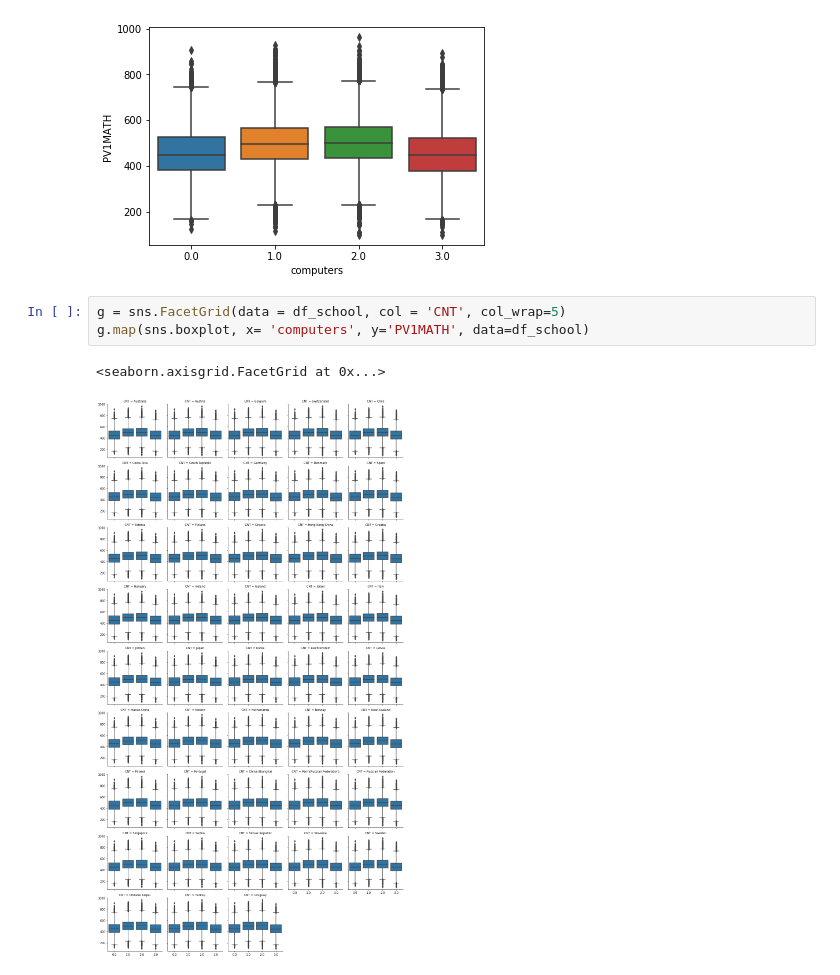
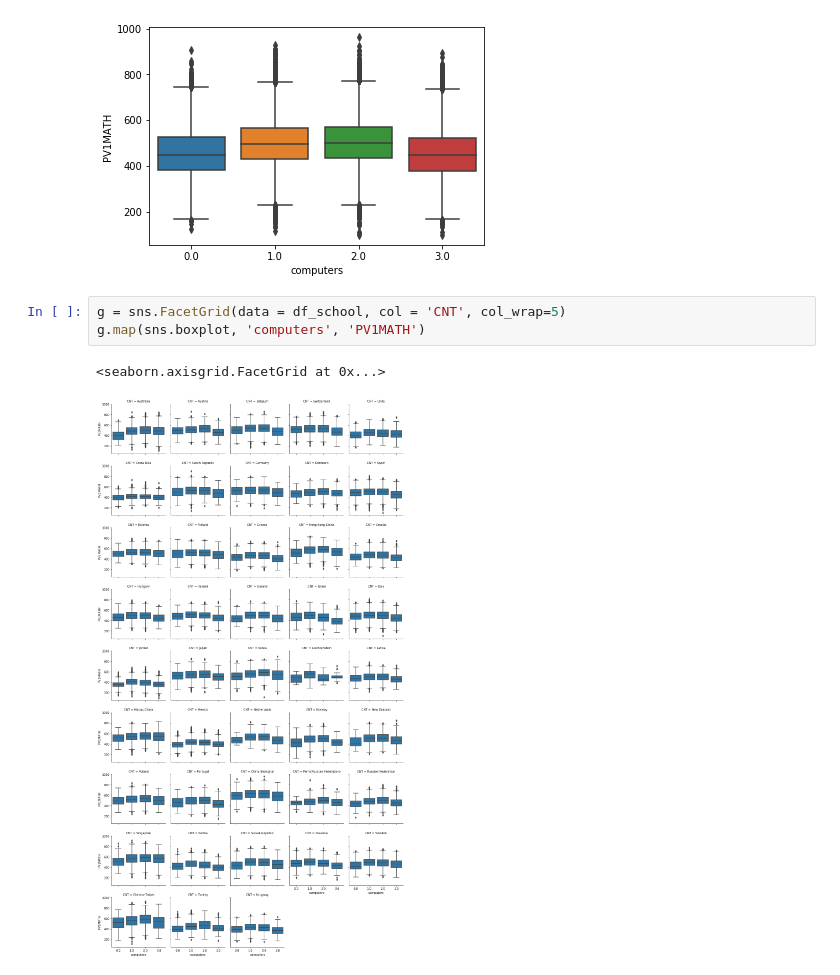
Before and after one commit to jgu1989/UdacityDataAnalystNanodegree, a Jupyter notebook: 5_Communicate_Data_Findings/pisa.ipynb, the cells around one changed output. Cells and saved outputs as stored; diff of their text form.

```diff
--- a/5_Communicate_Data_Findings/pisa.ipynb
+++ b/5_Communicate_Data_Findings/pisa.ipynb
@@ -193,7 +160,7 @@ sns.boxplot(x= 'computers', y='PV1MATH', data=df_school)
 [figure]
 # %%
 g = sns.FacetGrid(data = df_school, col = 'CNT', col_wrap=5)
-g.map(sns.boxplot, x= 'computers', y='PV1MATH', data=df_school)
+g.map(sns.boxplot, 'computers', 'PV1MATH')
 # %% [output]
 <seaborn.axisgrid.FacetGrid at 0x...>
-[figure, old version]
+[figure, new version]
```
Also changed, not shown: parts of 4 cells of this notebook.
